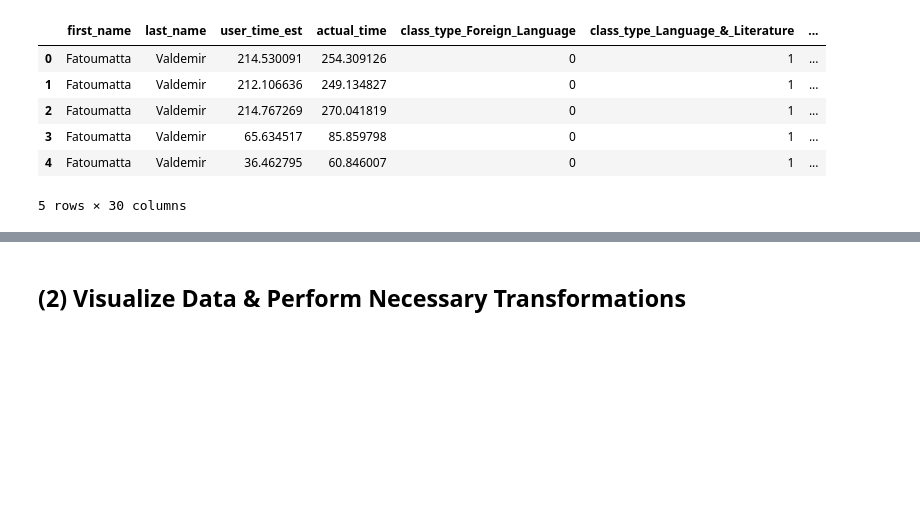
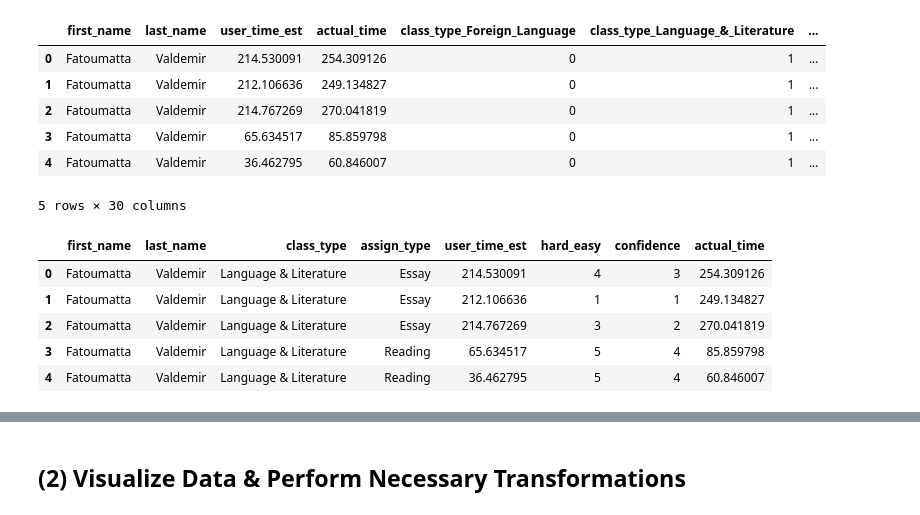
Before and after one commit to ColePolychronis/homework_helper, a Jupyter notebook: stan-data-v2.ipynb, the cells around one changed output, grey strips where cells are left out. Cells and saved outputs as stored; diff of their text form; code cells hidden in the pictures; blank space fills up the shorter version.

```diff
--- a/stan-data-v2.ipynb
+++ b/stan-data-v2.ipynb
@@ -216,8 +216,6 @@ for student in select_names(n):
                 # by pulling from hyperpriors to generate own normal model
                 mu = np.random.normal(assign["mu"], assign["sd"], 1)
                 sd = np.random.exponential(assign["sd"], 1)
-                if class_name == "Mathematics":
-                    print student[0] + ": " + assignment + ", mu: " + str(mu) + ", std: " + str(sd)
 
                 student_entered_times = np.random.normal(mu, sd, num_entered)
                 if len(student_entered_times) != 0:
@@ -332,0 +322,11 @@ df.head()
+# %%
+df2['class_type'] = df2['class_type'].str.replace('_', ' ')
+df2['assign_type'] = df2['assign_type'].str.replace('_', ' ')
+df2.head()
+# %% [output]
+|  | first_name | last_name | class_type | assign_type | user_time_est | hard_easy | confidence | actual_time |
+| 0 | Fatoumatta | Valdemir | Language & Literature | Essay | 214.530091 | 4 | 3 | 254.309126 |
+| 1 | Fatoumatta | Valdemir | Language & Literature | Essay | 212.106636 | 1 | 1 | 249.134827 |
+| 2 | Fatoumatta | Valdemir | Language & Literature | Essay | 214.767269 | 3 | 2 | 270.041819 |
+| 3 | Fatoumatta | Valdemir | Language & Literature | Reading | 65.634517 | 5 | 4 | 85.859798 |
+| 4 | Fatoumatta | Valdemir | Language & Literature | Reading | 36.462795 | 5 | 4 | 60.846007 |
```
Also changed, not shown: parts of 7 cells of this notebook, 5 other files.
